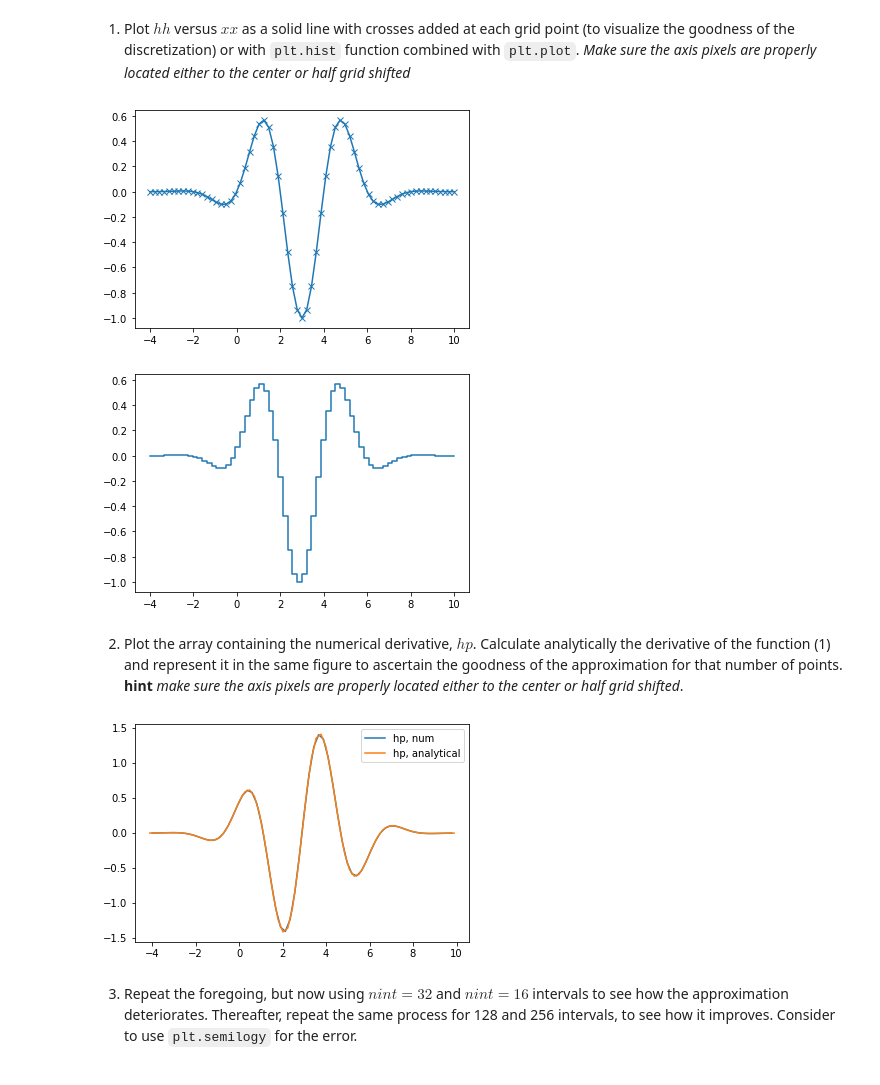
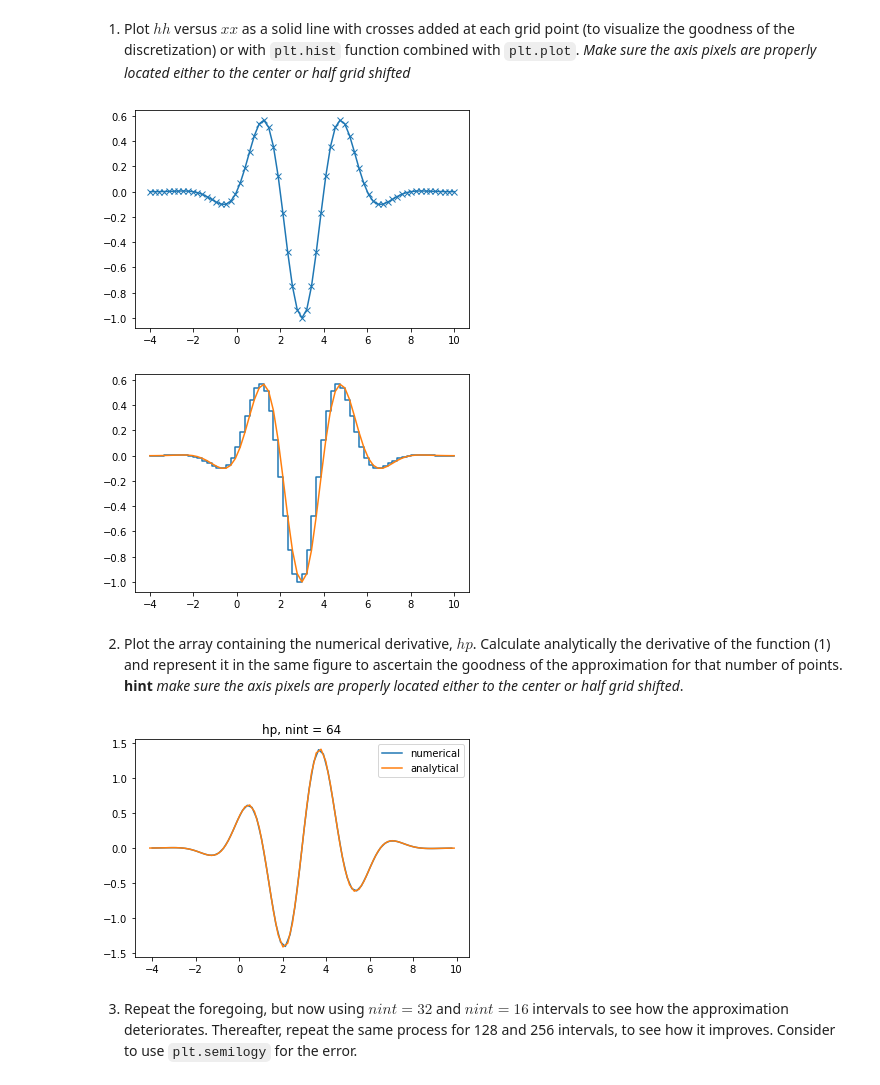
Before and after one commit to AST-Course/AST5110, a Jupyter notebook: ex_1a_v0.5.ipynb, the cells around one changed output. Saved outputs shown, nothing was run; the diff lists cells and outputs as text; code cells hidden in the pictures.

```diff
--- a/ex_1a_v0.5.ipynb
+++ b/ex_1a_v0.5.ipynb
@@ -51,13 +51,14 @@ plt.show()
 #aa = plt.hist(xx, xx-(xx[0]-xx[1]))
 
 plt.step(xx, h(xx))
+plt.plot(xx, h(xx))
 plt.show()
 
 
 #hist = plt.hist(xx, range=(x0, xf), weights=h)
 # %% [output]
 [figure]
-[figure, old version]
+[figure, new version]
 # %% [markdown]
 2. Plot the array containing the numerical derivative, $hp$. Calculate analytically the derivative of the function (1) and represent it in the same figure to ascertain the goodness of the approximation for that number of points. __hint__ _make sure the axis pixels are properly located either to the center or half grid shifted_.
 # %%
@@ -71,43 +72,40 @@ xx = np.arange(nump)/(nump-1.0)*(xf-x0) + x0
 def deriv_dnw(xx, hh, **kwargs):
     """
     Returns the downwind 2nd order derivative of hh array respect to xx array.
     Parameters
     ----------
     xx : `array`
         Spatial axis.
     hh : `array`
         Function that depends on xx.
     Returns
     -------
     `array`
         The downwind 2nd order derivative of hh respect to xx. Last
         grid point is ill (or missing) calculated.
     """
     #u_plus = (-hh[2:] + 4*hh[1:-1] - 3*hh[:-2])/(2*np.abs(xx[0]-xx[1]))
     u_dev = (hh[1:] - hh[:-1])/(xx[1:]- xx[:-1])
 
     return u_dev
 
 
+
+
+
 hp = deriv_dnw(xx, h(xx))
-#print(np.shape(hp), np.shape(xx[:-2]))
-
-#plt.plot(xx[:-1], h(xx)[:-1], label="h(x)")
-#plt.plot(xx[:-1], hp, label="hp")
-#plt.legend()
-#plt.show()
-
 
 def hp_analytical(x):
 
     return -(np.pi/2)*np.sin((np.pi*(x-1)/2))*np.exp(-((x-3)/2.5)**2) + np.cos(np.pi*(x-1)/2)*(-2*((x-3)/2.5)*(1/2.5))*np.exp(-((x-3)/2.5)**2)
 
-plt.plot(xx[:-1], hp, label="hp, num")
-plt.plot(xx-(xx[1]- xx[0])/2, hp_analytical(xx), label="hp, analytical")
+plt.plot(xx[:-1], hp, label="numerical")
+plt.plot(xx-(xx[1]- xx[0])/2, hp_analytical(xx), label="analytical")
+plt.title("hp, nint = 64")
 plt.legend()
 plt.show()
 # %% [output]
-[figure, old version]
+[figure, new version]
 # %% [markdown]
 3. Repeat the foregoing, but now using $nint= 32$ and $nint= 16$ intervals to see how the approximation deteriorates. Thereafter, repeat the same process for 128 and 256 intervals, to see how it improves. Consider to use `plt.semilogy` for the error.
 # %%
```
Also changed, not shown: parts of 4 cells of this notebook.
